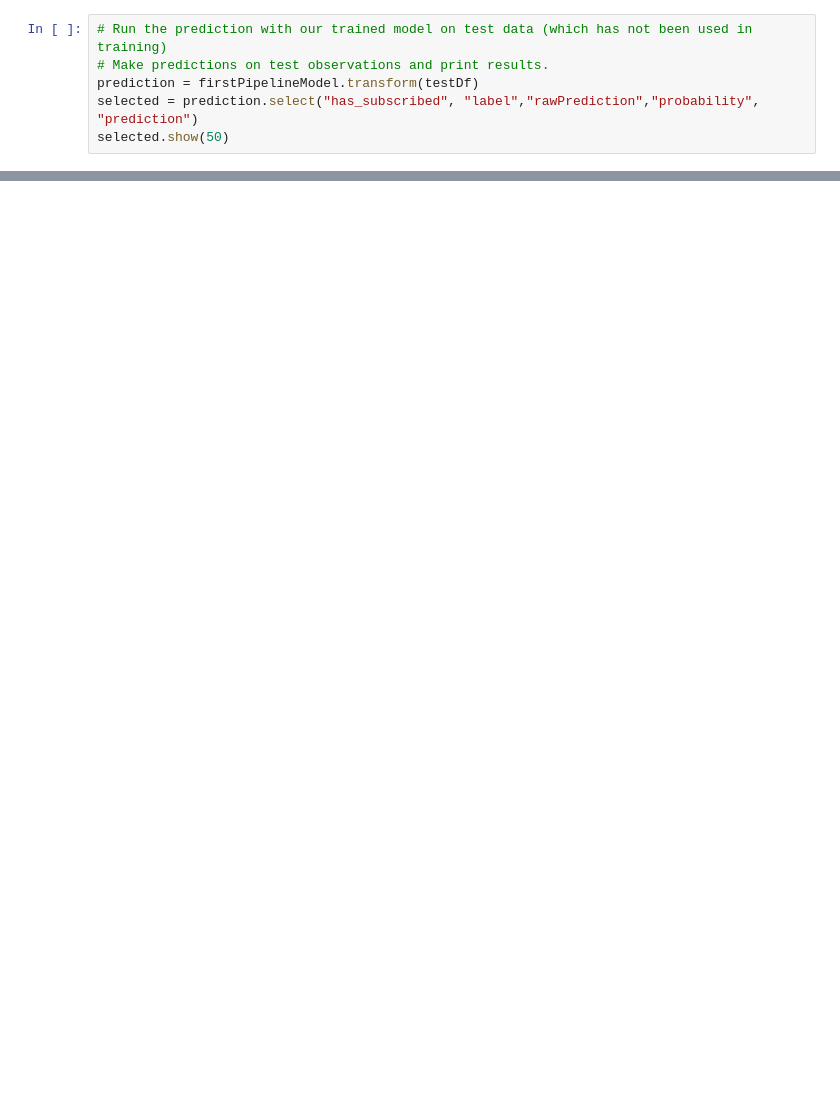
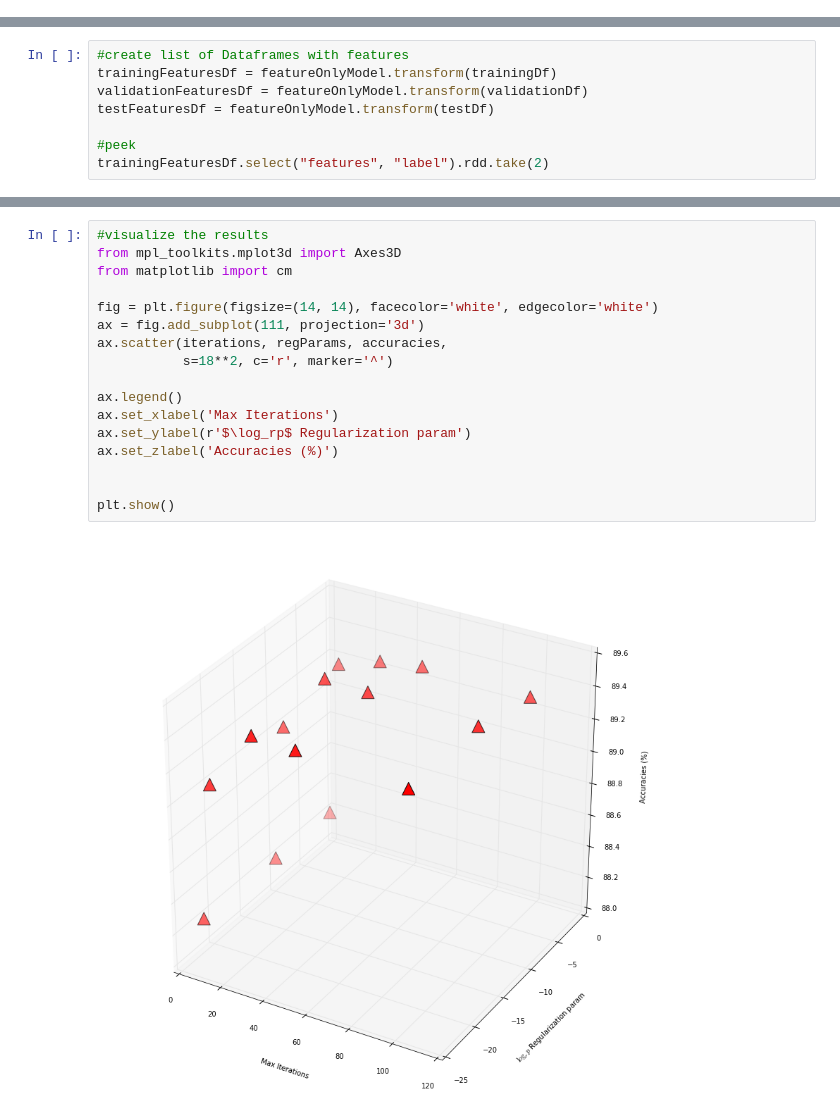
Before and after one commit to waichee/pyspark-ipython-notebook, a Jupyter notebook: spark-pyspark-mllib-101.ipynb, the cells around one changed output, grey strips where cells are left out. Drawn from its saved outputs; the diff is of its cells as text; blank space fills up the shorter version.

Commit message:
add cross validation examples.

```diff
--- a/spark-pyspark-mllib-101.ipynb
+++ b/spark-pyspark-mllib-101.ipynb
@@ -292,6 +0,0 @@ Training accuracy (%) = 89.9761336516
-# %%
-# Run the prediction with our trained model on test data (which has not been used in training)
-# Make predictions on test observations and print results.
-prediction = firstPipelineModel.transform(testDf)
-selected = prediction.select("has_subscribed", "label","rawPrediction","probability", "prediction")
-selected.show(50)
@@ -355,0 +333,8 @@ GMM accuracy against training set(%) = 88.9688928441
+# %%
+#create list of Dataframes with features
+trainingFeaturesDf = featureOnlyModel.transform(trainingDf)
+validationFeaturesDf = featureOnlyModel.transform(validationDf)
+testFeaturesDf = featureOnlyModel.transform(testDf)
+
+#peek
+trainingFeaturesDf.select("features", "label").rdd.take(2)
@@ -355,0 +574,19 @@ GMM accuracy against training set(%) = 88.9688928441
+# %%
+#visualize the results
+from mpl_toolkits.mplot3d import Axes3D
+from matplotlib import cm
+
+fig = plt.figure(figsize=(14, 14), facecolor='white', edgecolor='white')
+ax = fig.add_subplot(111, projection='3d')
+ax.scatter(iterations, regParams, accuracies,
+           s=18**2, c='r', marker='^')
+
+ax.legend()
+ax.set_xlabel('Max Iterations')
+ax.set_ylabel(r'$\log_rp$ Regularization param')
+ax.set_zlabel('Accuracies (%)')
+
+
+plt.show()
+# %% [output]
+[figure, added]
```
Also changed, not shown: parts of 43 cells of this notebook, 2 other files.
